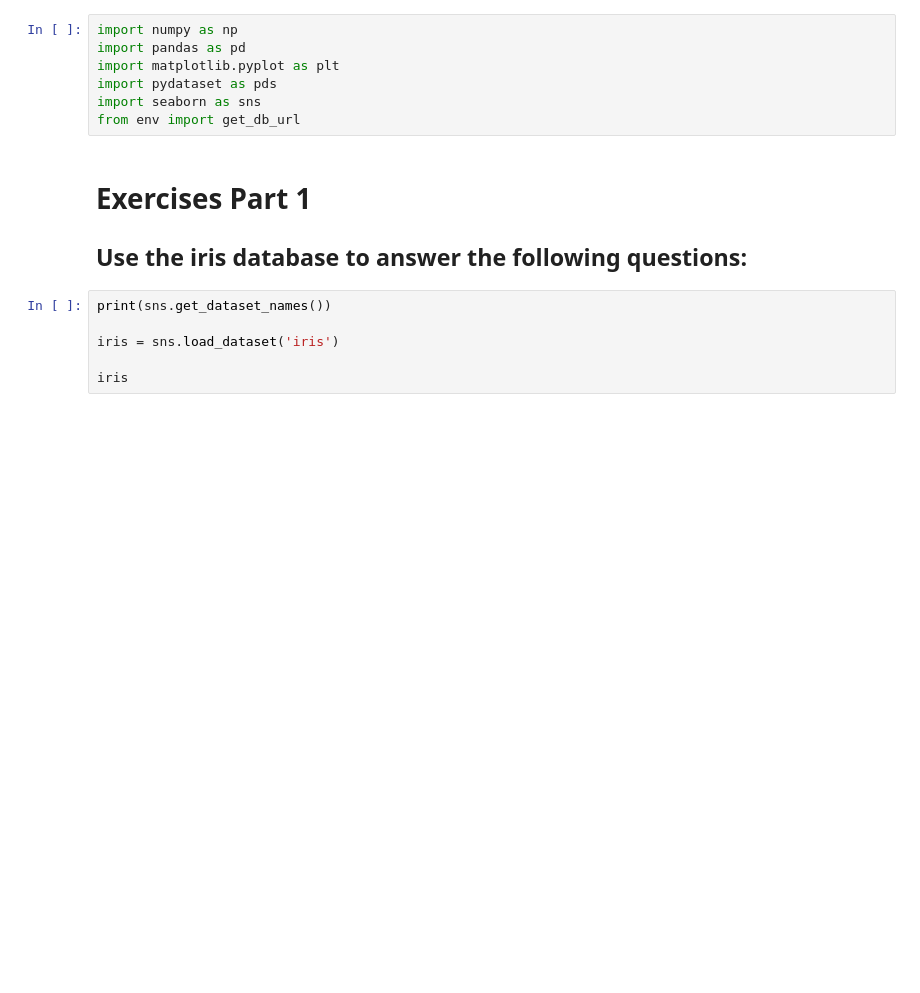
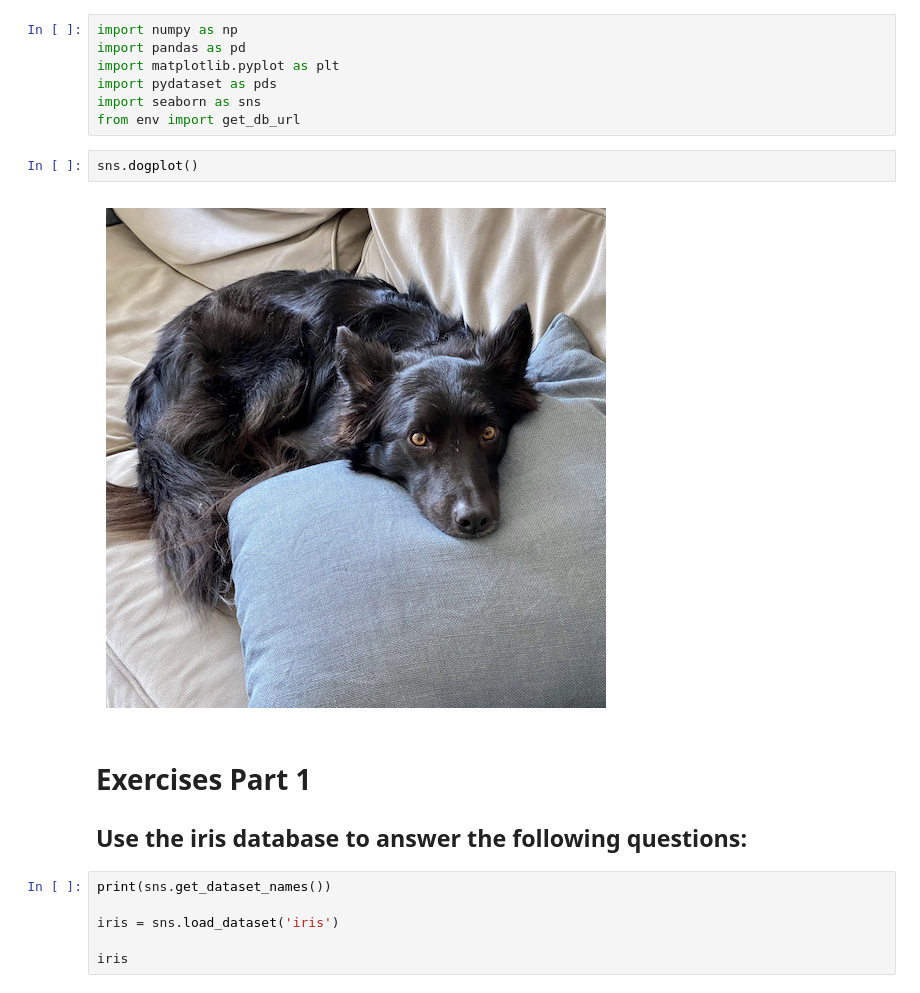
Before and after one commit to greg-maggard/numpy_pandas_visualization_exercises, a Jupyter notebook: seaborn_exercises.ipynb, the cells around one changed output. Drawn from its saved outputs; the diff is of its cells as text; blank space fills up the shorter version.

```diff
--- a/seaborn_exercises.ipynb
+++ b/seaborn_exercises.ipynb
@@ -5,6 +5,10 @@ import matplotlib.pyplot as plt
 import pydataset as pds
 import seaborn as sns
 from env import get_db_url
+# %%
+sns.dogplot()
+# %% [output]
+[figure, added]
 # %% [markdown]
 # Exercises Part 1
 
```
Also changed, not shown: 4 other files.
